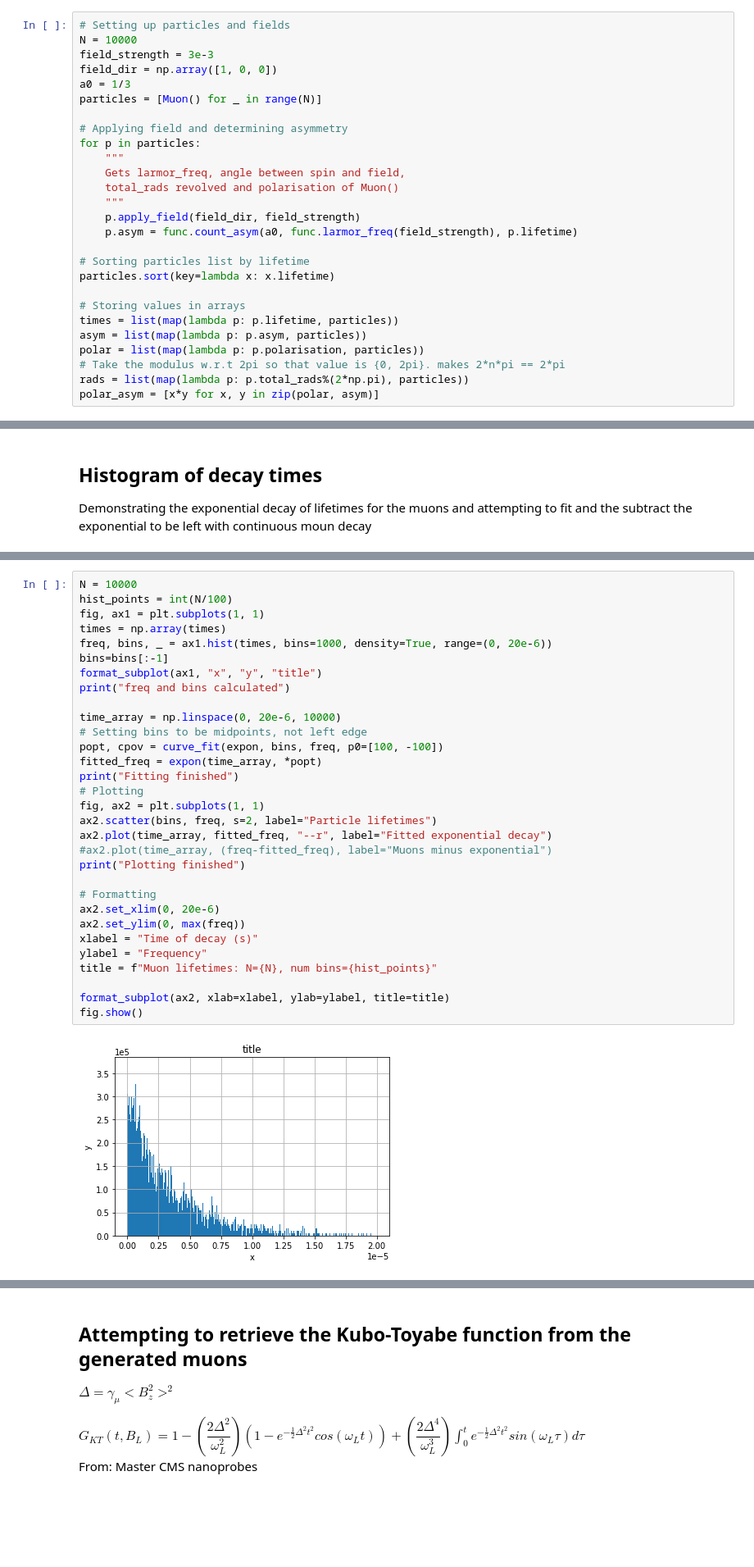
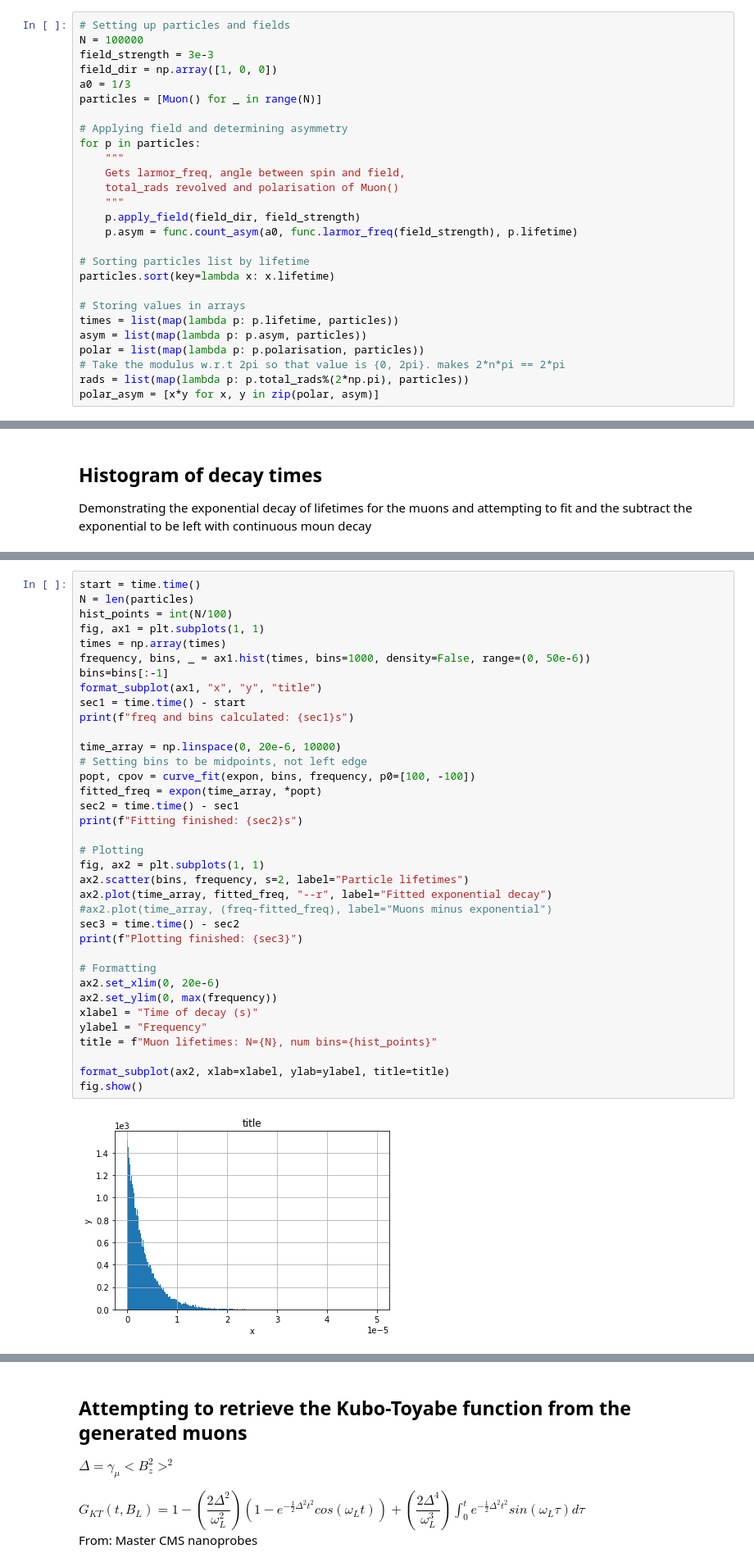
Before and after one commit to AJO-Python/Muon_magnets, a Jupyter notebook: Project_notebook.ipynb, the cells around one changed output, grey strips where cells are left out. Shown: that part at 82% size. Drawn from its saved outputs; the diff is of its cells as text; blank space fills up the shorter version.

```diff
--- a/Project_notebook.ipynb
+++ b/Project_notebook.ipynb
@@ -35,7 +35,7 @@ def format_subplot(ax, xlab, ylab, title, grid=True, legend=True, show=True):
 Generate "N" muons and create/store attributes dependent on lifetime, field strength, and field direction
 # %%
 # Setting up particles and fields
-N = 10000
+N = 100000
 field_strength = 3e-3
 field_dir = np.array([1, 0, 0])
 a0 = 1/3
@@ -163,33 +165,38 @@ def expon(x, A, k):
 # %%
-N = 10000
+start = time.time()
+N = len(particles)
 hist_points = int(N/100)
 fig, ax1 = plt.subplots(1, 1)
 times = np.array(times)
-freq, bins, _ = ax1.hist(times, bins=1000, density=True, range=(0, 20e-6))
+frequency, bins, _ = ax1.hist(times, bins=1000, density=False, range=(0, 50e-6))
 bins=bins[:-1]
 format_subplot(ax1, "x", "y", "title")
-print("freq and bins calculated")
+sec1 = time.time() - start
+print(f"freq and bins calculated: {sec1}s")
 
 time_array = np.linspace(0, 20e-6, 10000)
 # Setting bins to be midpoints, not left edge
-popt, cpov = curve_fit(expon, bins, freq, p0=[100, -100])
+popt, cpov = curve_fit(expon, bins, frequency, p0=[100, -100])
 fitted_freq = expon(time_array, *popt)
-print("Fitting finished")
+sec2 = time.time() - sec1
+print(f"Fitting finished: {sec2}s")
+
 # Plotting
 fig, ax2 = plt.subplots(1, 1)
-ax2.scatter(bins, freq, s=2, label="Particle lifetimes")
+ax2.scatter(bins, frequency, s=2, label="Particle lifetimes")
 ax2.plot(time_array, fitted_freq, "--r", label="Fitted exponential decay")
 #ax2.plot(time_array, (freq-fitted_freq), label="Muons minus exponential")
-print("Plotting finished")
+sec3 = time.time() - sec2
+print(f"Plotting finished: {sec3}")
 
 # Formatting
 ax2.set_xlim(0, 20e-6)
-ax2.set_ylim(0, max(freq))
+ax2.set_ylim(0, max(frequency))
 xlabel = "Time of decay (s)"
 ylabel = "Frequency"
 title = f"Muon lifetimes: N={N}, num bins={hist_points}"
 
 format_subplot(ax2, xlab=xlabel, ylab=ylabel, title=title)
 fig.show()
 # %% [output]
-[figure, old version]
+[figure, new version]
```
Also changed, not shown: parts of 8 cells of this notebook.
